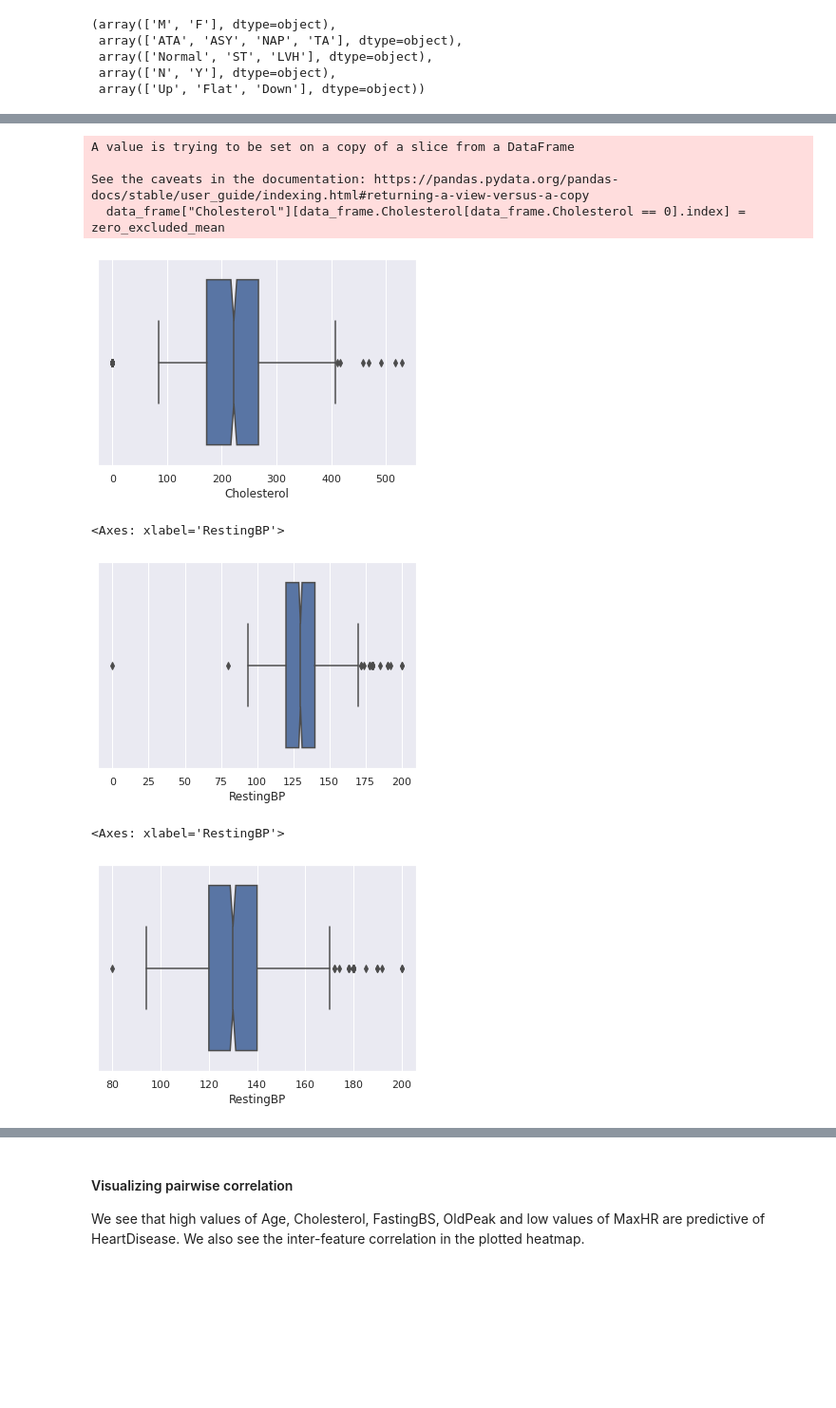
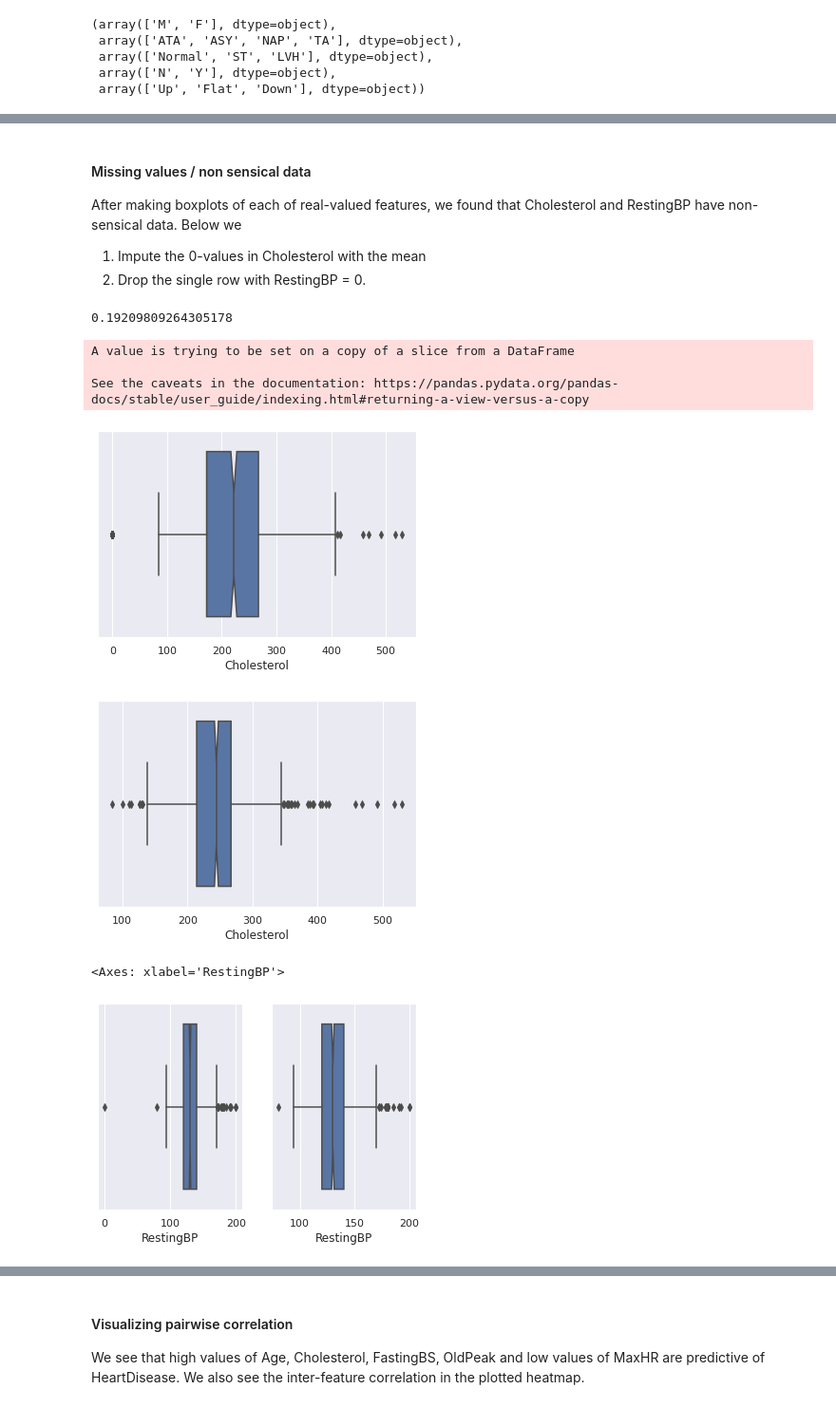
Before and after one commit to omkar-ethz/ml4hc-projects, a Jupyter notebook: project1/part1/main.ipynb, the cells around one changed output, grey strips where cells are left out. Shown: that part at 95% size. Cells and saved outputs as stored; diff of their text form; code cells hidden in the pictures; blank space fills up the shorter version.

```diff
--- a/project1/part1/main.ipynb
+++ b/project1/part1/main.ipynb
@@ -13,7 +13,7 @@ import pandas as pd
 import matplotlib.pyplot as plt
 import seaborn as sns
 sns.set_theme()
-data_frame = pd.read_csv("/home/omkar/ethz/fs23/ml4hc/project1/heart_failure/train_val_split.csv")
+data_frame = pd.read_csv("data/heart_failure/train_val_split.csv")
 # %%
 data_frame.head()
 # %% [output]
@@ -74,23 +53,33 @@ memory usage: 44.5 KB
+# %% [markdown]
+#### Missing values / non sensical data
+After making boxplots of each of real-valued features, we found that Cholesterol and RestingBP have non-sensical data. Below we
+1. Impute the 0-values in Cholesterol with the mean
+2. Drop the single row with RestingBP = 0.
+# %%
+print(len(data_frame.Cholesterol[data_frame.Cholesterol == 0]) / len(data_frame))
+# %% [output]
+0.19209809264305178
 # %%
-sns.boxplot(data=data_frame, x="Cholesterol", notch=True)
+sns.boxplot(data=data_frame, x="Cholesterol", notch=True).get_figure().savefig("1_1_chol_a.pdf")
 zero_excluded_mean = data_frame.Cholesterol[data_frame.Cholesterol != 0].mean()
 data_frame["Cholesterol"][data_frame.Cholesterol[data_frame.Cholesterol == 0].index] = zero_excluded_mean
 # %% [output]
 A value is trying to be set on a copy of a slice from a DataFrame
 
 See the caveats in the documentation: https://pandas.pydata.org/pandas-docs/stable/user_guide/indexing.html#returning-a-view-versus-a-copy
-  data_frame["Cholesterol"][data_frame.Cholesterol[data_frame.Cholesterol == 0].index] = zero_excluded_mean
 [figure]
 # %%
-sns.boxplot(data=data_frame, x="RestingBP", notch=True)
+chorr_plot_b = sns.boxplot(data=data_frame, x="Cholesterol", notch=True)
+chorr_plot_b.get_figure().savefig("1_1_chol_b.pdf")
 # %% [output]
-<Axes: xlabel='RestingBP'>
-[figure, old version]
+[figure, new version]
 # %%
 
+fig, axes = plt.subplots(1,2)
+sns.boxplot(data=data_frame, x="RestingBP", notch=True,ax=axes[0])
 data_frame = data_frame.drop(data_frame.RestingBP[data_frame.RestingBP < 75].index)
 data_frame.describe()
-sns.boxplot(data=data_frame, x="RestingBP", notch=True)
+sns.boxplot(data=data_frame, x="RestingBP", notch=True,ax=axes[1])
 # %% [output]
 <Axes: xlabel='RestingBP'>
-[figure, old version]
+[figure, new version]
```
Also changed, not shown: parts of 23 cells of this notebook, 3 other files.
